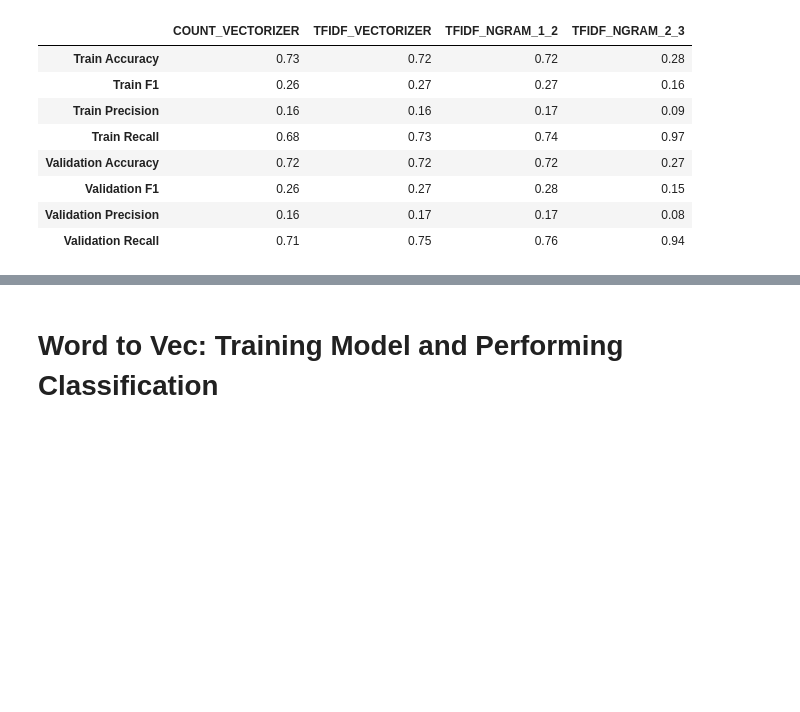
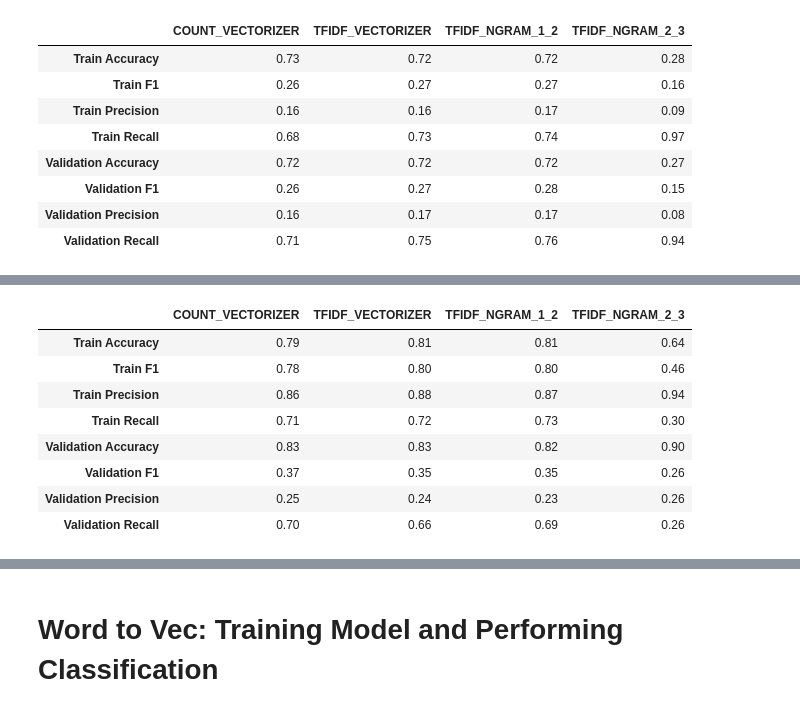
Before and after one commit to mguptaphd/Twitter-Hate-Classification-Project, a Jupyter notebook: preliminary_analyses/Preliminary_Model_Comparisons.ipynb, the cells around one changed output, grey strips where cells are left out. Cells and saved outputs as stored; diff of their text form; code cells hidden in the pictures; blank space fills up the shorter version.

```diff
--- a/preliminary_analyses/Preliminary_Model_Comparisons.ipynb
+++ b/preliminary_analyses/Preliminary_Model_Comparisons.ipynb
@@ -856,0 +902,15 @@ ab_results5
+# %%
+xgb_results4 = wrapper_compare_vectorizations(X_train.lem_tweet,
+                            y_train, X_val.lem_tweet, y_val,
+                            XGBClassifier(random_state =10), vectorization_list, sampling = 'downsample')
+xgb_results4
+# %% [output]
+|  | COUNT_VECTORIZER | TFIDF_VECTORIZER | TFIDF_NGRAM_1_2 | TFIDF_NGRAM_2_3 |
+| Train Accuracy | 0.79 | 0.81 | 0.81 | 0.64 |
+| Train F1 | 0.78 | 0.80 | 0.80 | 0.46 |
+| Train Precision | 0.86 | 0.88 | 0.87 | 0.94 |
+| Train Recall | 0.71 | 0.72 | 0.73 | 0.30 |
+| Validation Accuracy | 0.83 | 0.83 | 0.82 | 0.90 |
+| Validation F1 | 0.37 | 0.35 | 0.35 | 0.26 |
+| Validation Precision | 0.25 | 0.24 | 0.23 | 0.26 |
+| Validation Recall | 0.70 | 0.66 | 0.69 | 0.26 |
```
Also changed, not shown: parts of 31 cells of this notebook, 21 other files.
